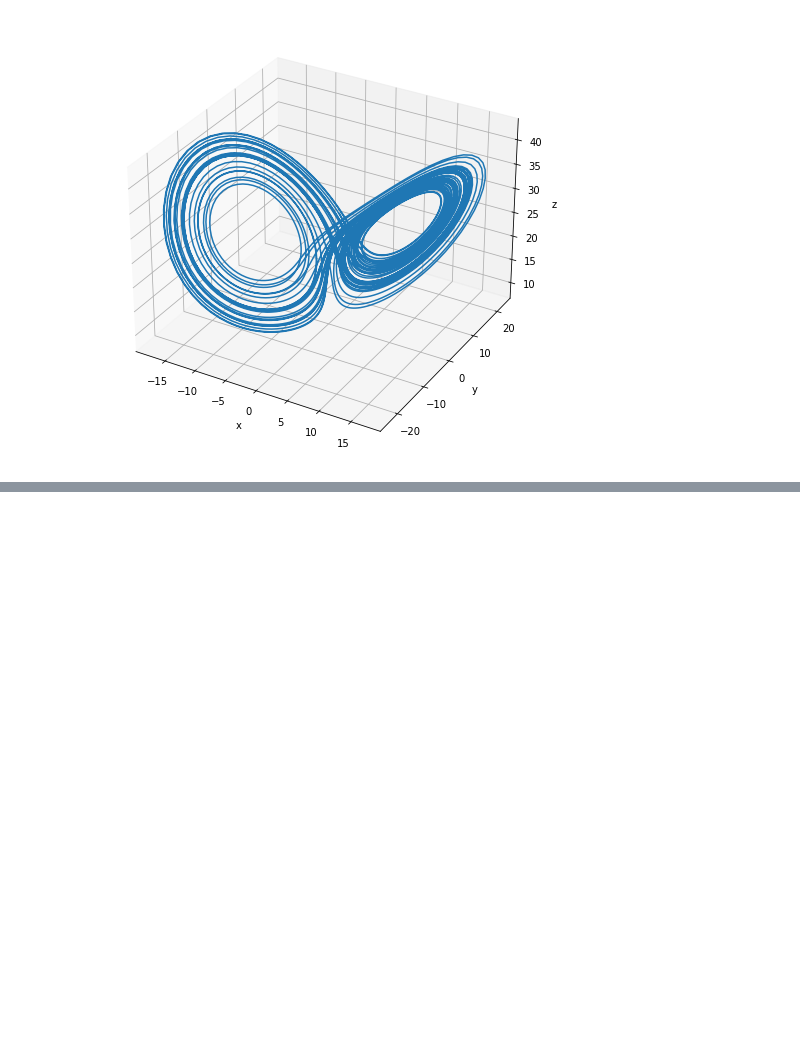
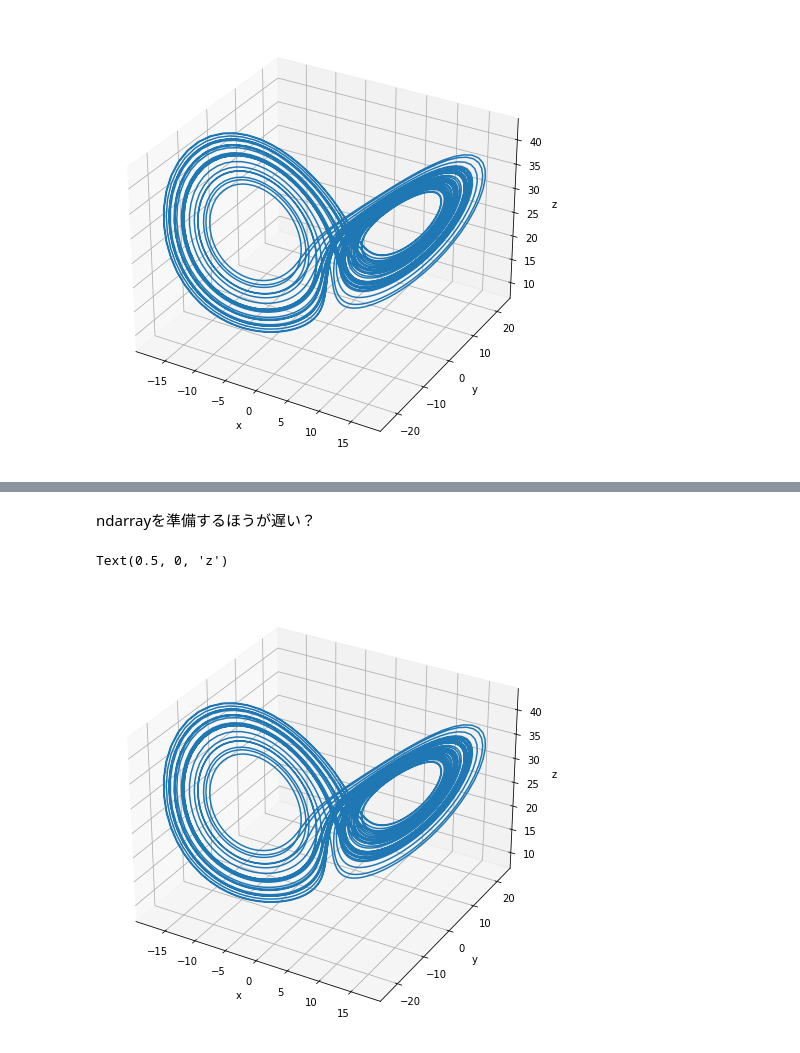
Before and after one commit to YoshimitsuMatsutaIe/abc-2022, a Jupyter notebook: ode/python_src/simple2.ipynb, the cells around one changed output, grey strips where cells are left out. Drawn from its saved outputs; the diff is of its cells as text; code cells hidden in the pictures; blank space fills up the shorter version.

```diff
--- a/ode/python_src/simple2.ipynb
+++ b/ode/python_src/simple2.ipynb
@@ -184,0 +226,2 @@ Text(0.5, 0, 'z')
+# %%
+N = 1000
@@ -184,0 +236,40 @@ Text(0.5, 0, 'z')
+# %% [markdown]
+ndarrayを準備するほうが遅い？
+# %%
+def ndarray_tsukau_2(N):
+
+    def loorenz_2(X, p, r, b, out):
+        out[0] = -p*X[0] + p*X[1]
+        out[1] = -X[0]*X[2] + r*X[0] - X[1]
+        out[2] = X[0]*X[1] - b*X[2]
+
+    x_nd = np.empty((N, 3))
+    t_nd = np.empty(N)
+    x_nd[0, :] = np.array([0, 4, 28])
+    t_nd[0] = 0
+
+    k1 = np.empty(3)
+    k2 = np.empty(3)
+    k3 = np.empty(3)
+    k4 = np.empty(3)
+
+    for i in range(N-1):
+        loorenz_2(x_nd[i,:], p, r, b, k1)
+        loorenz_2(x_nd[i,:] + dt/2*k1, p, r, b, k2)
+        loorenz_2(x_nd[i,:] + dt/2*k2, p, r, b, k3)
+        loorenz_2(x_nd[i,:] + dt*k3, p, r, b, k4)
+        x_nd[i+1, :] = x_nd[i, :] + dt/6*(k1 + 2*k2 + 2*k3 + k4)
+        t_nd[i+1] = t_nd[i] + dt
+
+    return t_nd, x_nd
+# %%
+_, x_nd = ndarray_tsukau_2(5000)
+fig_nd = plt.figure(figsize=(8, 8))
+ax_nd = fig_nd.add_subplot(projection='3d')
+ax_nd.plot(x_nd[:, 0], x_nd[:, 1], x_nd[:, 2])
+ax_nd.set_xlabel("x")
+ax_nd.set_ylabel("y")
+ax_nd.set_zlabel("z")
+# %% [output]
+Text(0.5, 0, 'z')
+[figure, added]
```
Also changed, not shown: parts of 13 cells of this notebook.
